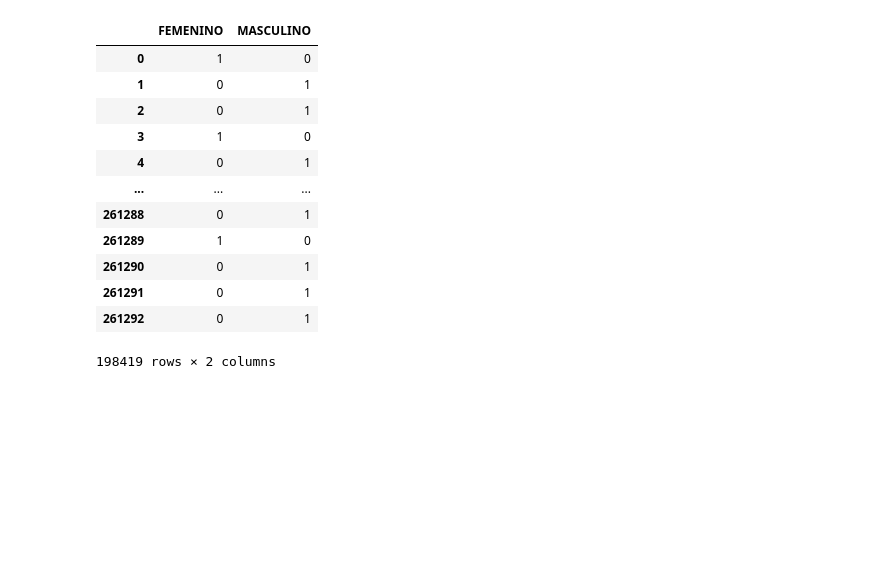
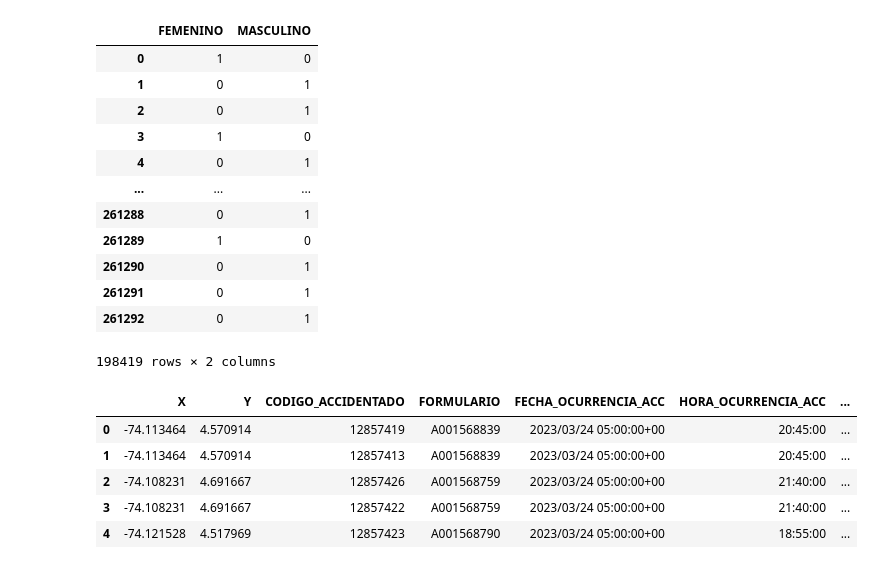
Before and after one commit to bermudez05/Siniestralidad_Bogota_BD, a Jupyter notebook: Lesionados_data.ipynb, the cells around one changed output. Cells and saved outputs as stored; diff of their text form; code cells hidden in the pictures; blank space fills up the shorter version.

```diff
--- a/Lesionados_data.ipynb
+++ b/Lesionados_data.ipynb
@@ -126,0 +133,11 @@ dummies
+# %%
+lesionados_data.drop("OBJECTID", axis=1, inplace=True)
+lesionados_data.head(5)
+# Actualizamos la tabla con la columna de genero donde 1 es femenino y 0 masculino
+# %% [output]
+|  | X | Y | CODIGO_ACCIDENTADO | FORMULARIO | FECHA_OCURRENCIA_ACC | HORA_OCURRENCIA_ACC | ... |
+| 0 | -74.113464 | 4.570914 | 12857419 | A001568839 | 2023/03/24 05:00:00+00 | 20:45:00 | ... |
+| 1 | -74.113464 | 4.570914 | 12857413 | A001568839 | 2023/03/24 05:00:00+00 | 20:45:00 | ... |
+| 2 | -74.108231 | 4.691667 | 12857426 | A001568759 | 2023/03/24 05:00:00+00 | 21:40:00 | ... |
+| 3 | -74.108231 | 4.691667 | 12857422 | A001568759 | 2023/03/24 05:00:00+00 | 21:40:00 | ... |
+| 4 | -74.121528 | 4.517969 | 12857423 | A001568790 | 2023/03/24 05:00:00+00 | 18:55:00 | ... |
```
Also changed, not shown: parts of 5 cells of this notebook.
